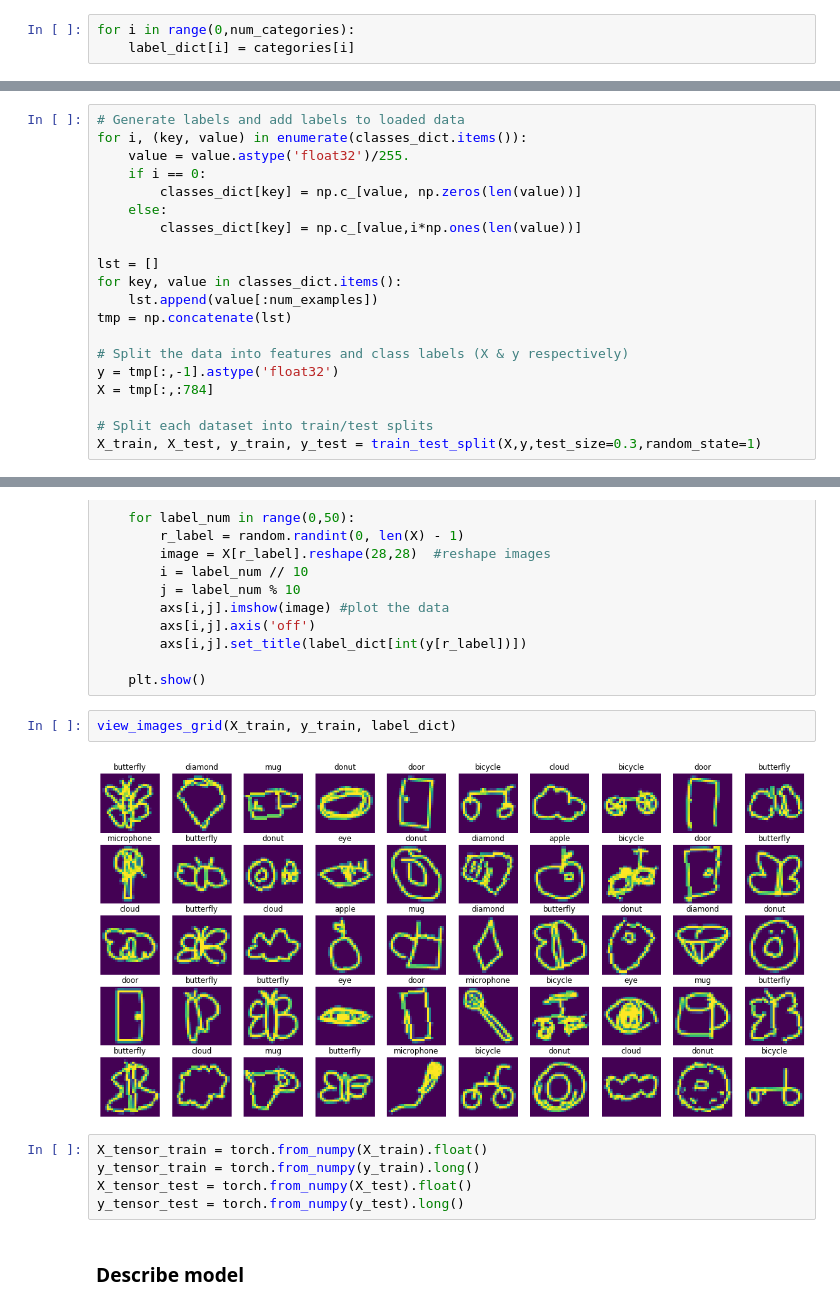
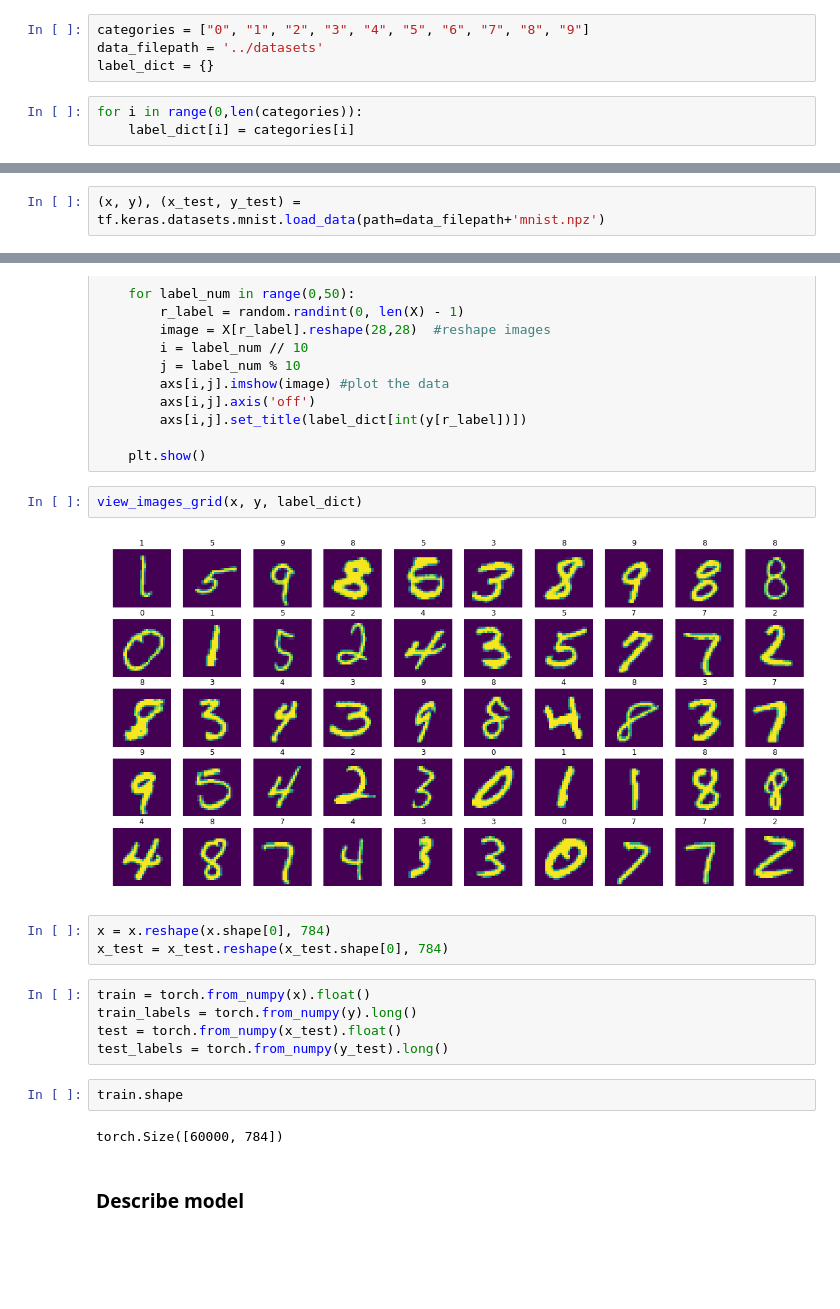
Before and after one commit to AlexKbit/draw-ai, a Jupyter notebook: notebooks/draw-classification.ipynb, the cells around one changed output, grey strips where cells are left out. Saved outputs shown, nothing was run; the diff lists cells and outputs as text; blank space fills up the shorter version.

Commit message:
Change dataset

```diff
--- a/notebooks/draw-classification.ipynb
+++ b/notebooks/draw-classification.ipynb
@@ -40,5 +34,9 @@ height = 256
+# %%
+categories = ["0", "1", "2", "3", "4", "5", "6", "7", "8", "9"]
+data_filepath = '../datasets'
+label_dict = {}
 # %%
-for i in range(0,num_categories):
+for i in range(0,len(categories)):
     label_dict[i] = categories[i]
 # %% [markdown]
 Save label dictionary
@@ -84,20 +47,0 @@ for category in categories:
-# %%
-# Generate labels and add labels to loaded data
-for i, (key, value) in enumerate(classes_dict.items()):
-    value = value.astype('float32')/255.
-    if i == 0:
-        classes_dict[key] = np.c_[value, np.zeros(len(value))]
-    else:
-        classes_dict[key] = np.c_[value,i*np.ones(len(value))]
-
-lst = []
-for key, value in classes_dict.items():
-    lst.append(value[:num_examples])
-tmp = np.concatenate(lst)
-
-# Split the data into features and class labels (X & y respectively)
-y = tmp[:,-1].astype('float32')
-X = tmp[:,:784]
-
-# Split each dataset into train/test splits
-X_train, X_test, y_train, y_test = train_test_split(X,y,test_size=0.3,random_state=1)
@@ -212,3 +48,5 @@ y_train = load_np_data('y_train.npy')
+# %%
+(x, y), (x_test, y_test) = tf.keras.datasets.mnist.load_data(path=data_filepath+'mnist.npz')
 # %%
 def view_images_grid(X, y, label_dict):
     fig, axs = plt.subplots(5, 10, figsize=(20,10))
@@ -224,13 +62,20 @@ def view_images_grid(X, y, label_dict):
 
     plt.show()
 # %%
-view_images_grid(X_train, y_train, label_dict)
+view_images_grid(x, y, label_dict)
 # %% [output]
-[figure, old version]
+[figure, new version]
+# %%
+x = x.reshape(x.shape[0], 784)
+x_test = x_test.reshape(x_test.shape[0], 784)
 # %%
-X_tensor_train = torch.from_numpy(X_train).float()
-y_tensor_train = torch.from_numpy(y_train).long()
-X_tensor_test = torch.from_numpy(X_test).float()
-y_tensor_test = torch.from_numpy(y_test).long()
+train = torch.from_numpy(x).float()
+train_labels = torch.from_numpy(y).long()
+test = torch.from_numpy(x_test).float()
+test_labels = torch.from_numpy(y_test).long()
+# %%
+train.shape
+# %% [output]
+torch.Size([60000, 784])
 # %% [markdown]
 ### Describe model
```
Also changed, not shown: parts of 29 cells of this notebook, 31 other files.
